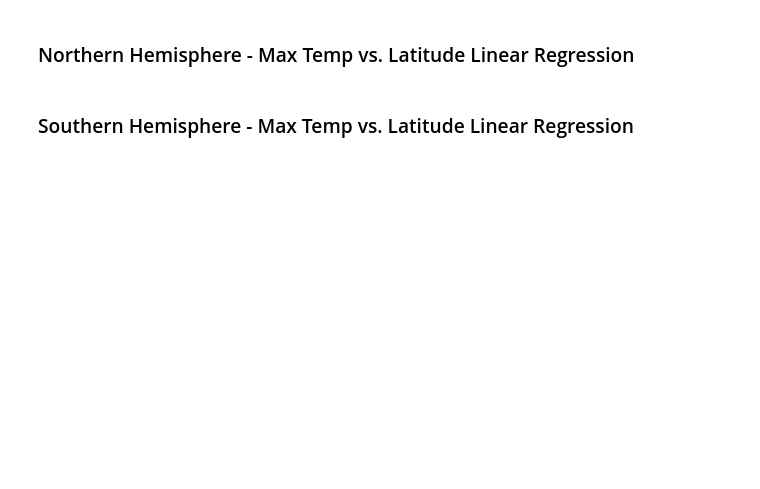
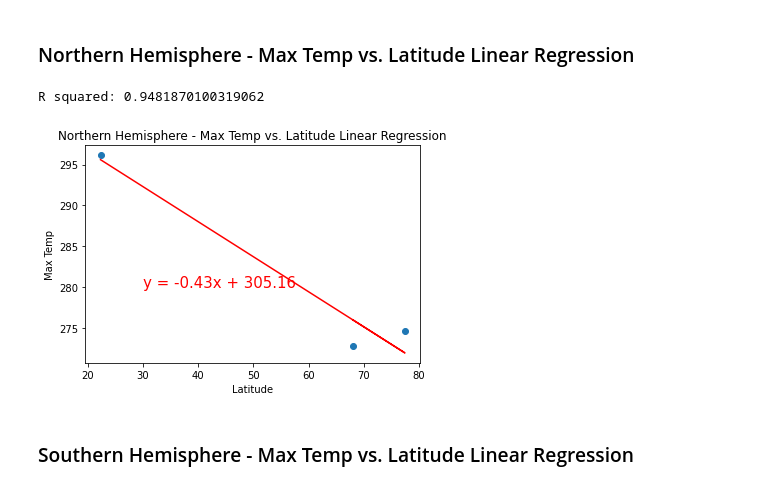
Before and after one commit to Rongjun-Ding/python-api-challenge, a Jupyter notebook: WeatherPy/WeatherPy.ipynb, the cells around one changed output. Drawn from its saved outputs; the diff is of its cells as text; code cells hidden in the pictures; blank space fills up the shorter version.

```diff
--- a/WeatherPy/WeatherPy.ipynb
+++ b/WeatherPy/WeatherPy.ipynb
@@ -224,3 +217,7 @@ plt.show()
 ## Linear Regression
 # %% [markdown]
 ### Write linear regression plot function (optional)
+# %%
+weather_dataN = weather_data[weather_data['lat']>=0]
+weather_dataS =weather_data[weather_data['lat']<0]
+weather_dataN
@@ -227,4 +229,39 @@ plt.show()
 # %% [markdown]
 ###  Northern Hemisphere - Max Temp vs. Latitude Linear Regression
+# %%
+## Convert to floats and store Latitude and Max Temp as x and y values
+x_values1 = weather_dataN['lat'].astype('float')
+y_values1 = weather_dataN['Max_Temp'].astype('float')
+
+# Run linear regression
+(slope, intercept, rvalue, pvalue, stderr) = linregress(x_values1, y_values1)
+regress_values1 = x_values1 * slope + intercept
+line_eq = "y = " + str(round(slope,2)) + "x + " + str(round(intercept,2))
+
+# Plot scatter plot
+plt.scatter(x_values1,y_values1)
+
+# Plot regression line
+plt.plot(x_values1,regress_values1,"r-")
+plt.annotate(line_eq,(30,280),fontsize=15,color="red")
+
+# Label plot
+plt.title("Northern Hemisphere - Max Temp vs. Latitude Linear Regression")
+plt.xlabel('Latitude')
+plt.ylabel('Max Temp')
+
+# Print r square value
+print(f"R squared: {rvalue**2}")
+
+# Save the figure
+plt.savefig("Northern Hemisphere - Max Temp vs. Latitude.png")
+
+# Show plot
+plt.show()
+
+## There is a moderate negative relaltionship between max temp and latitude in the Northern Hemisphere.
+# %% [output]
+R squared: 0.9481870100319062
+[figure, added]
 # %% [markdown]
 ###  Southern Hemisphere - Max Temp vs. Latitude Linear Regression
```
Also changed, not shown: parts of 16 cells of this notebook, 13 other files.
